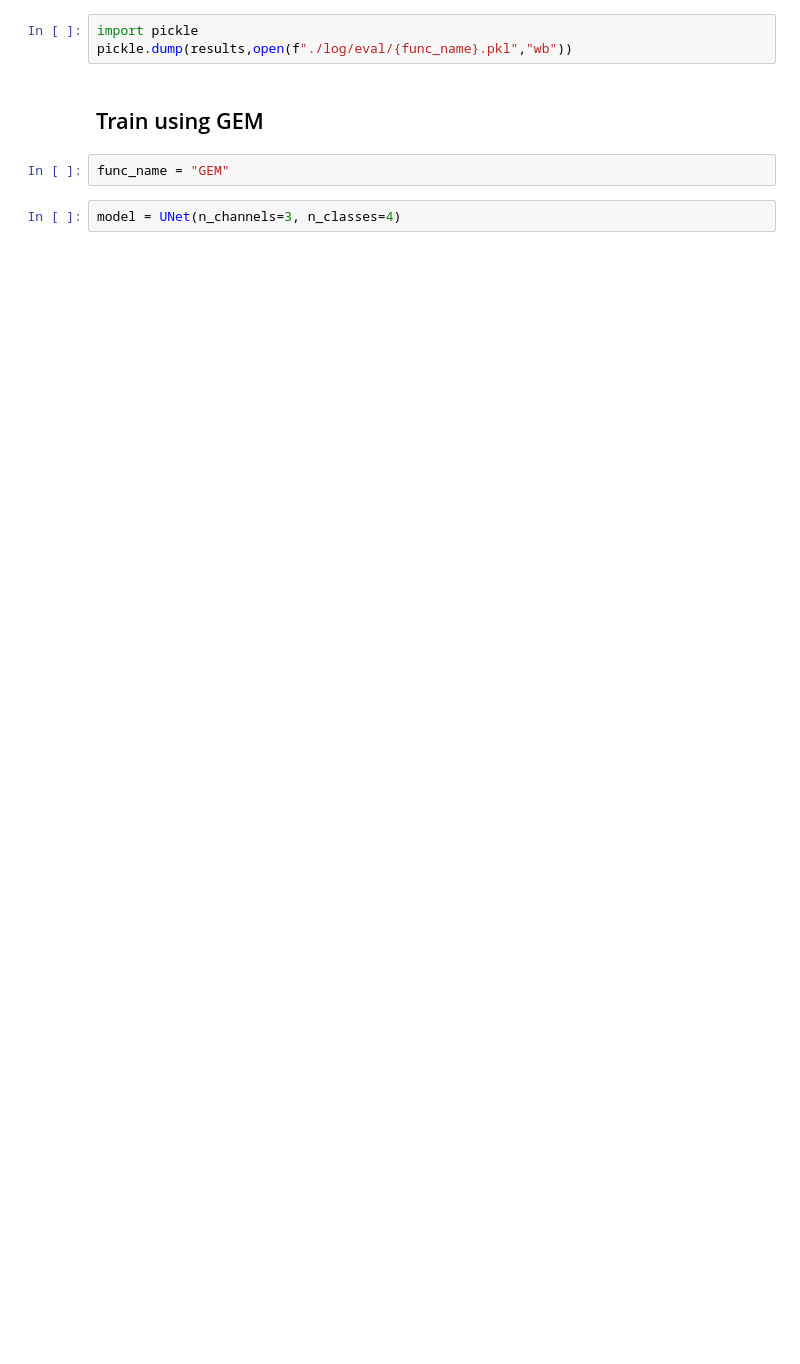
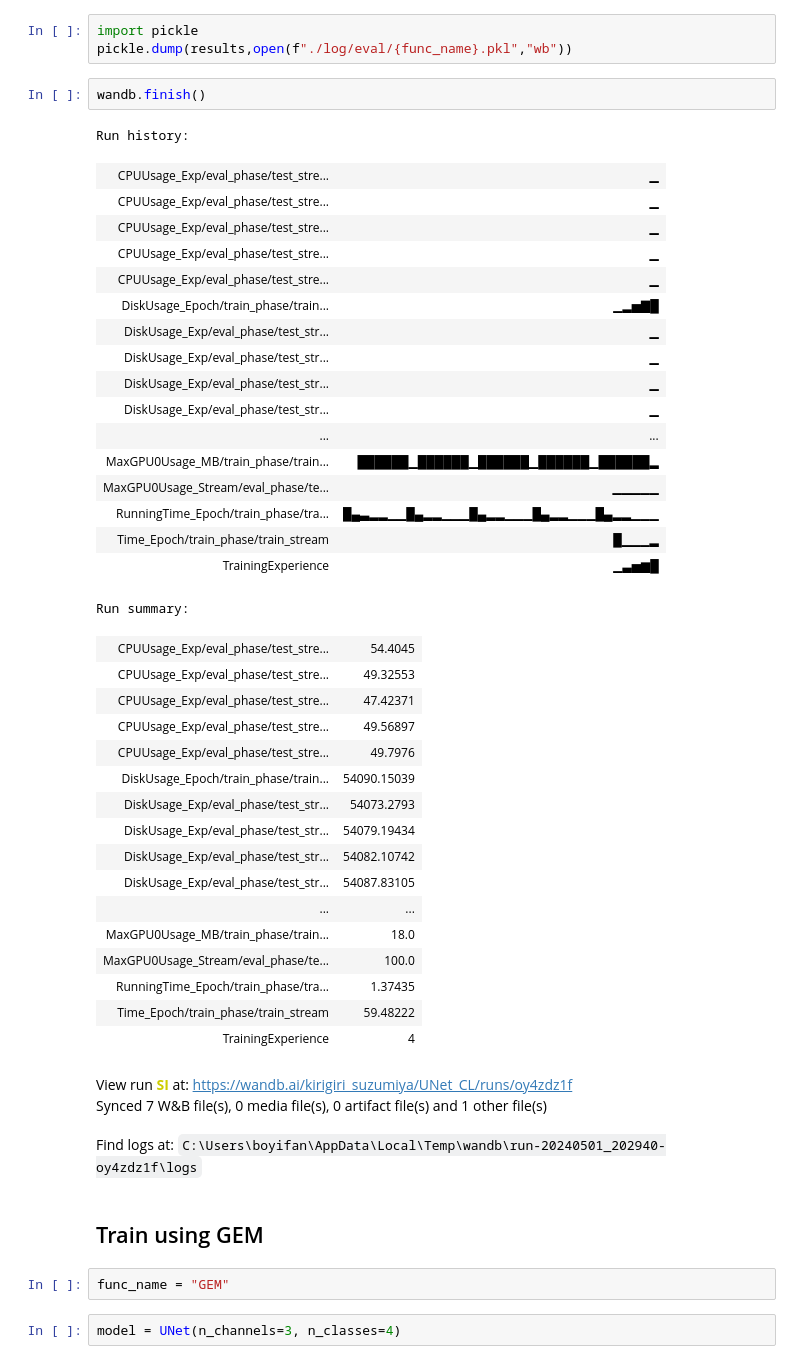
Before and after one commit to KirigiriSuzumiya/CL_for_ImageSegmentation, a Jupyter notebook: experience/cl_ewc.ipynb, the cells around one changed output. Drawn from its saved outputs; the diff is of its cells as text; blank space fills up the shorter version.

```diff
--- a/experience/cl_ewc.ipynb
+++ b/experience/cl_ewc.ipynb
@@ -440,6 +562,46 @@ Epoch 0 ended.
 # %%
 import pickle
 pickle.dump(results,open(f"./log/eval/{func_name}.pkl","wb"))
+# %%
+wandb.finish()
+# %% [output]
+Run history:
+| CPUUsage_Exp/eval_phase/test_stre... | ▁ |
+| CPUUsage_Exp/eval_phase/test_stre... | ▁ |
+| CPUUsage_Exp/eval_phase/test_stre... | ▁ |
+| CPUUsage_Exp/eval_phase/test_stre... | ▁ |
+| CPUUsage_Exp/eval_phase/test_stre... | ▁ |
+| DiskUsage_Epoch/train_phase/train... | ▁▂▅▇█ |
+| DiskUsage_Exp/eval_phase/test_str... | ▁ |
+| DiskUsage_Exp/eval_phase/test_str... | ▁ |
+| DiskUsage_Exp/eval_phase/test_str... | ▁ |
+| DiskUsage_Exp/eval_phase/test_str... | ▁ |
+| ... | ... |
+| MaxGPU0Usage_MB/train_phase/train... | ██████▁██████▁██████▁██████▁██████▂ |
+| MaxGPU0Usage_Stream/eval_phase/te... | ▁▁▁▁▁ |
+| RunningTime_Epoch/train_phase/tra... | █▄▃▂▂▁▁█▄▂▂▁▁▁█▄▂▂▁▁▁█▄▂▂▁▁▁█▄▂▂▁▁▁ |
+| Time_Epoch/train_phase/train_stream | █▁▁▁▂ |
+| TrainingExperience | ▁▃▅▆█ |
+Run summary:
+| CPUUsage_Exp/eval_phase/test_stre... | 54.4045 |
+| CPUUsage_Exp/eval_phase/test_stre... | 49.32553 |
+| CPUUsage_Exp/eval_phase/test_stre... | 47.42371 |
+| CPUUsage_Exp/eval_phase/test_stre... | 49.56897 |
+| CPUUsage_Exp/eval_phase/test_stre... | 49.7976 |
+| DiskUsage_Epoch/train_phase/train... | 54090.15039 |
+| DiskUsage_Exp/eval_phase/test_str... | 54073.2793 |
+| DiskUsage_Exp/eval_phase/test_str... | 54079.19434 |
+| DiskUsage_Exp/eval_phase/test_str... | 54082.10742 |
+| DiskUsage_Exp/eval_phase/test_str... | 54087.83105 |
+| ... | ... |
+| MaxGPU0Usage_MB/train_phase/train... | 18.0 |
+| MaxGPU0Usage_Stream/eval_phase/te... | 100.0 |
+| RunningTime_Epoch/train_phase/tra... | 1.37435 |
+| Time_Epoch/train_phase/train_stream | 59.48222 |
+| TrainingExperience | 4 |
+View run SI at: https://wandb.ai/kirigiri_suzumiya/UNet_CL/runs/oy4zdz1f
+Synced 7 W&B file(s), 0 media file(s), 0 artifact file(s) and 1 other file(s)
+Find logs at: C:\Users\boyifan\AppData\Local\Temp\wandb\run-20240501_202940-oy4zdz1f\logs
 # %% [markdown]
 ## Train using GEM
 # %%
```
Also changed, not shown: parts of 14 cells of this notebook, 24 other files.
